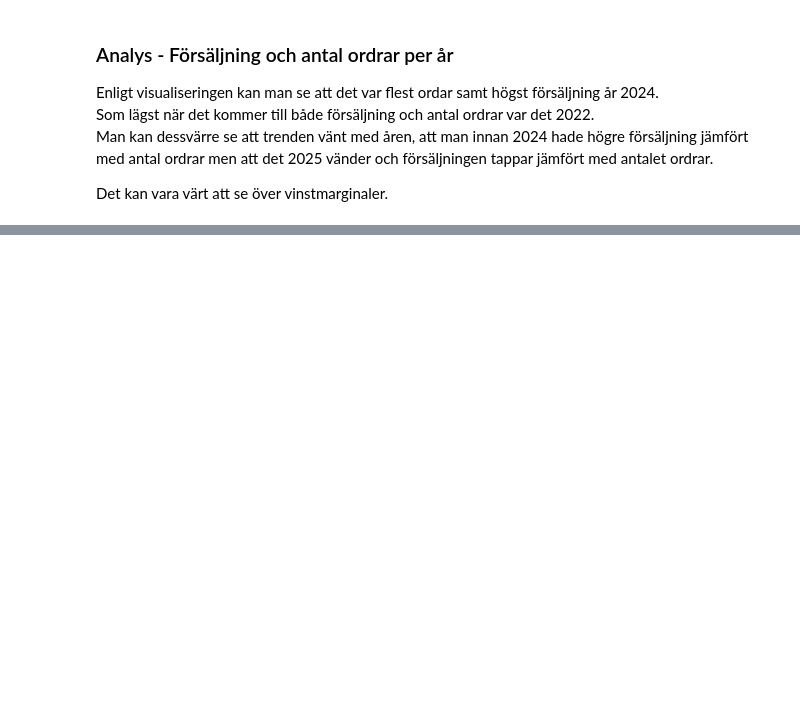
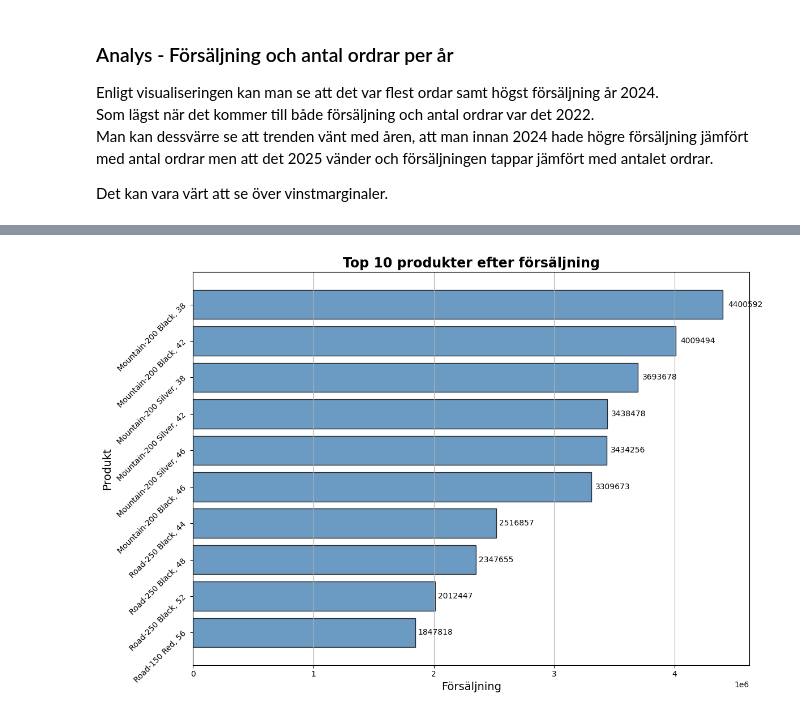
Before and after one commit to MagdalenaPersson/adventureworks-analys, a Jupyter notebook: notebooks/analys.ipynb, the cells around one changed output, grey strips where cells are left out. Saved outputs shown, nothing was run; the diff lists cells and outputs as text; code cells hidden in the pictures; blank space fills up the shorter version.

```diff
--- a/notebooks/analys.ipynb
+++ b/notebooks/analys.ipynb
@@ -263,0 +279,39 @@ Det kan vara värt att se över vinstmarginaler.
+# %%
+query_vis5 = """
+SELECT TOP 10
+    p.Name AS ProductName,
+    SUM(sod.LineTotal) AS TotalSum
+FROM Sales.SalesOrderDetail sod
+INNER JOIN Production.Product p ON sod.ProductID = p.ProductID
+GROUP BY p.Name
+ORDER BY TotalSum DESC
+"""
+
+df_vis5 = query_df(query_vis5)
+
+
+fig, ax = plt.subplots(figsize=(12,8))
+
+barh = ax.barh(df_vis5["ProductName"], df_vis5["TotalSum"], color="steelblue", edgecolor="black", alpha=0.8)
+
+for bar in barh:
+    width = bar.get_width()
+    y = bar.get_y() + bar.get_height()/2
+    ax.text(
+        width * 1.01,
+        y,
+        f"{int(width)}",
+        va="center",
+        ha="left"
+    )
+
+ax.set_title("Top 10 produkter efter försäljning", fontsize=17, fontweight="bold")
+ax.set_xlabel("Försäljning", fontsize=14)
+ax.set_ylabel("Produkt", fontsize=14)
+ax.invert_yaxis()
+ax.grid(True, axis="x")
+plt.yticks(rotation=45)
+plt.tight_layout()
+plt.show()
+# %% [output]
+[figure, added]
```
Also changed, not shown: parts of 5 cells of this notebook, 2 other files.
